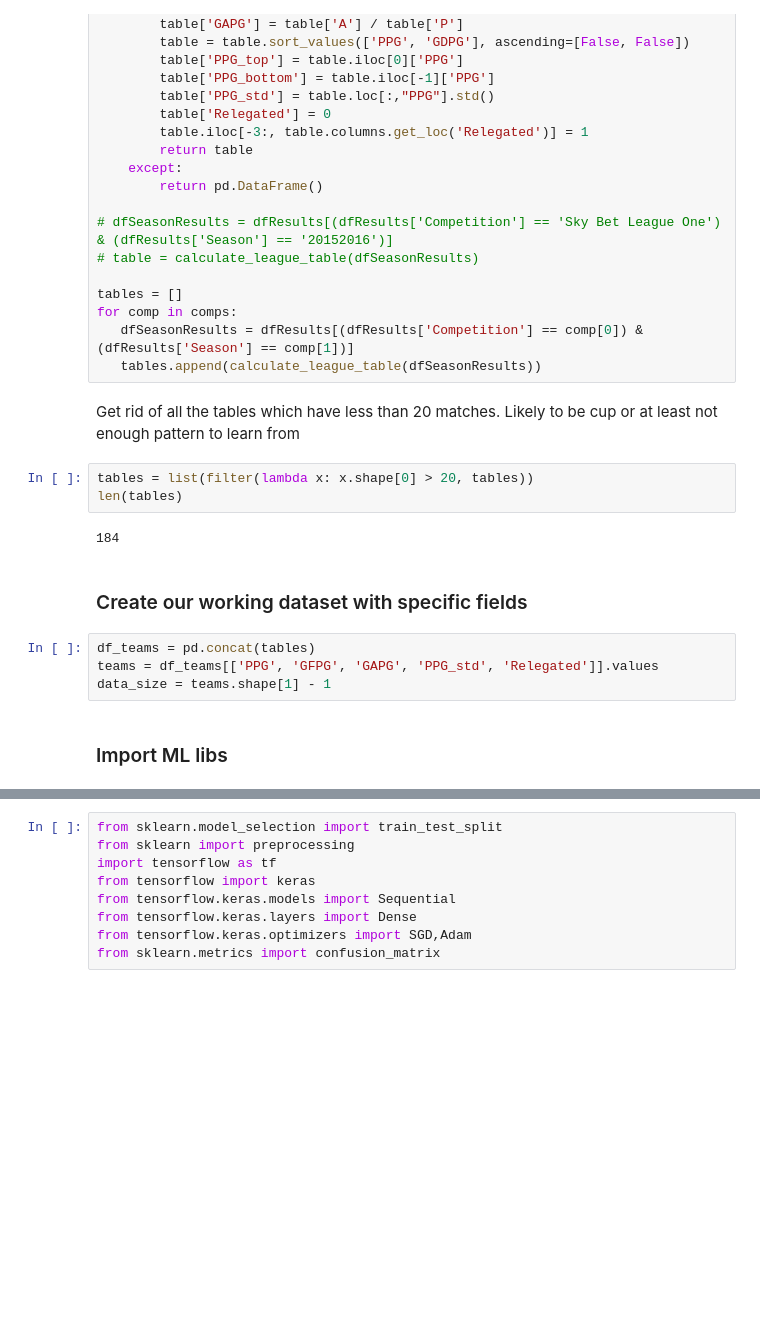
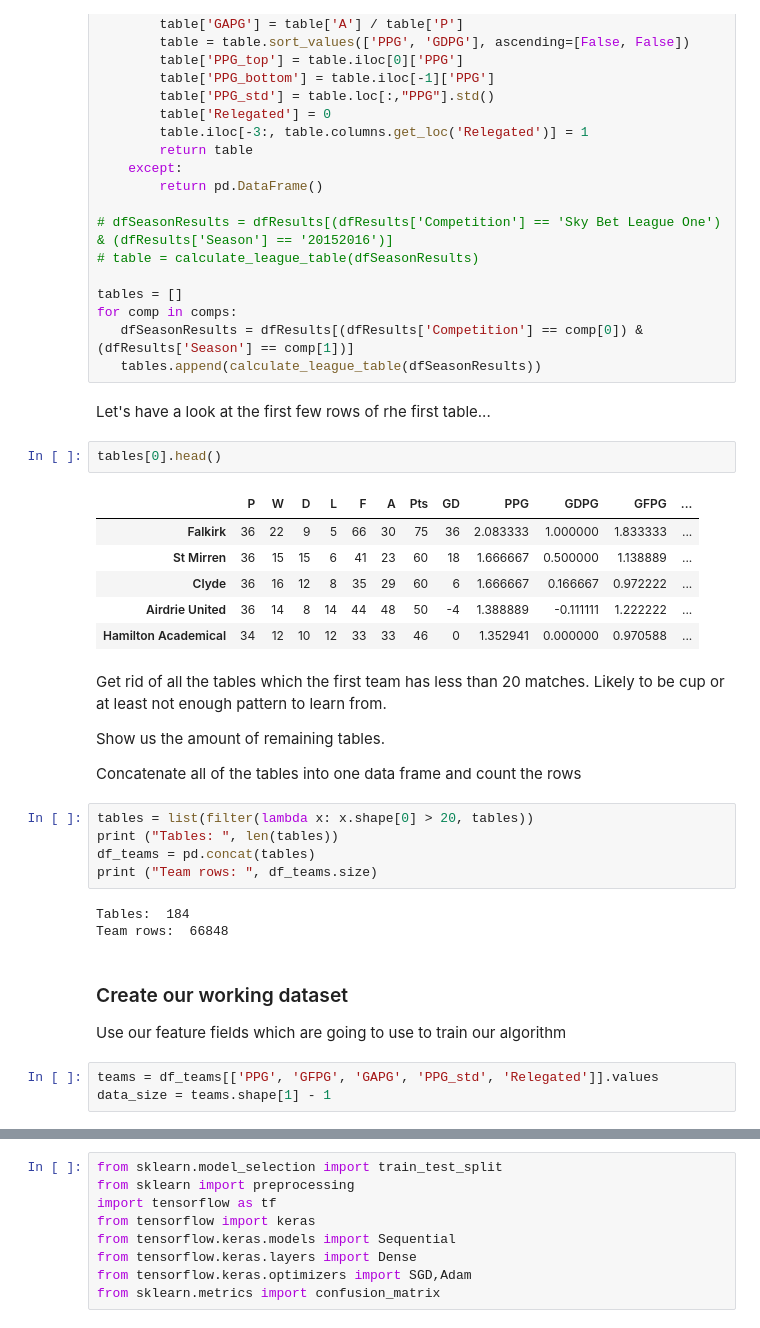
Before and after one commit to c-m-hunt/relegation-prediction, a Jupyter notebook: Relegation detection.ipynb, the cells around one changed output, grey strips where cells are left out. Drawn from its saved outputs; the diff is of its cells as text; blank space fills up the shorter version.

```diff
--- a/Relegation prediction.ipynb
+++ b/Relegation detection.ipynb
@@ -130,18 +150,34 @@ tables = []
 for comp in comps:
    dfSeasonResults = dfResults[(dfResults['Competition'] == comp[0]) & (dfResults['Season'] == comp[1])]
    tables.append(calculate_league_table(dfSeasonResults))
+# %% [markdown]
+Let's have a look at the first few rows of rhe first table...
+# %%
+tables[0].head()
+# %% [output]
+|  | P | W | D | L | F | A | Pts | GD | PPG | GDPG | GFPG | ... |
+| Falkirk | 36 | 22 | 9 | 5 | 66 | 30 | 75 | 36 | 2.083333 | 1.000000 | 1.833333 | ... |
+| St Mirren | 36 | 15 | 15 | 6 | 41 | 23 | 60 | 18 | 1.666667 | 0.500000 | 1.138889 | ... |
+| Clyde | 36 | 16 | 12 | 8 | 35 | 29 | 60 | 6 | 1.666667 | 0.166667 | 0.972222 | ... |
+| Airdrie United | 36 | 14 | 8 | 14 | 44 | 48 | 50 | -4 | 1.388889 | -0.111111 | 1.222222 | ... |
+| Hamilton Academical | 34 | 12 | 10 | 12 | 33 | 33 | 46 | 0 | 1.352941 | 0.000000 | 0.970588 | ... |
 # %% [markdown]
-Get rid of all the tables which have less than 20 matches. Likely to be cup or at least not enough pattern to learn from
+Get rid of all the tables which the first team has less than 20 matches. Likely to be cup or at least not enough pattern to learn from.
+
+Show us the amount of remaining tables.
+
+Concatenate all of the tables into one data frame and count the rows
 # %%
 tables = list(filter(lambda x: x.shape[0] > 20, tables))
-len(tables)
+print ("Tables: ", len(tables))
+df_teams = pd.concat(tables)
+print ("Team rows: ", df_teams.size)
 # %% [output]
-184
+Tables:  184
+Team rows:  66848
 # %% [markdown]
-### Create our working dataset with specific fields
+### Create our working dataset
+Use our feature fields which are going to use to train our algorithm
 # %%
-df_teams = pd.concat(tables)
 teams = df_teams[['PPG', 'GFPG', 'GAPG', 'PPG_std', 'Relegated']].values
 data_size = teams.shape[1] - 1
-# %% [markdown]
-### Import ML libs
```
Also changed, not shown: parts of 35 cells of this notebook.
